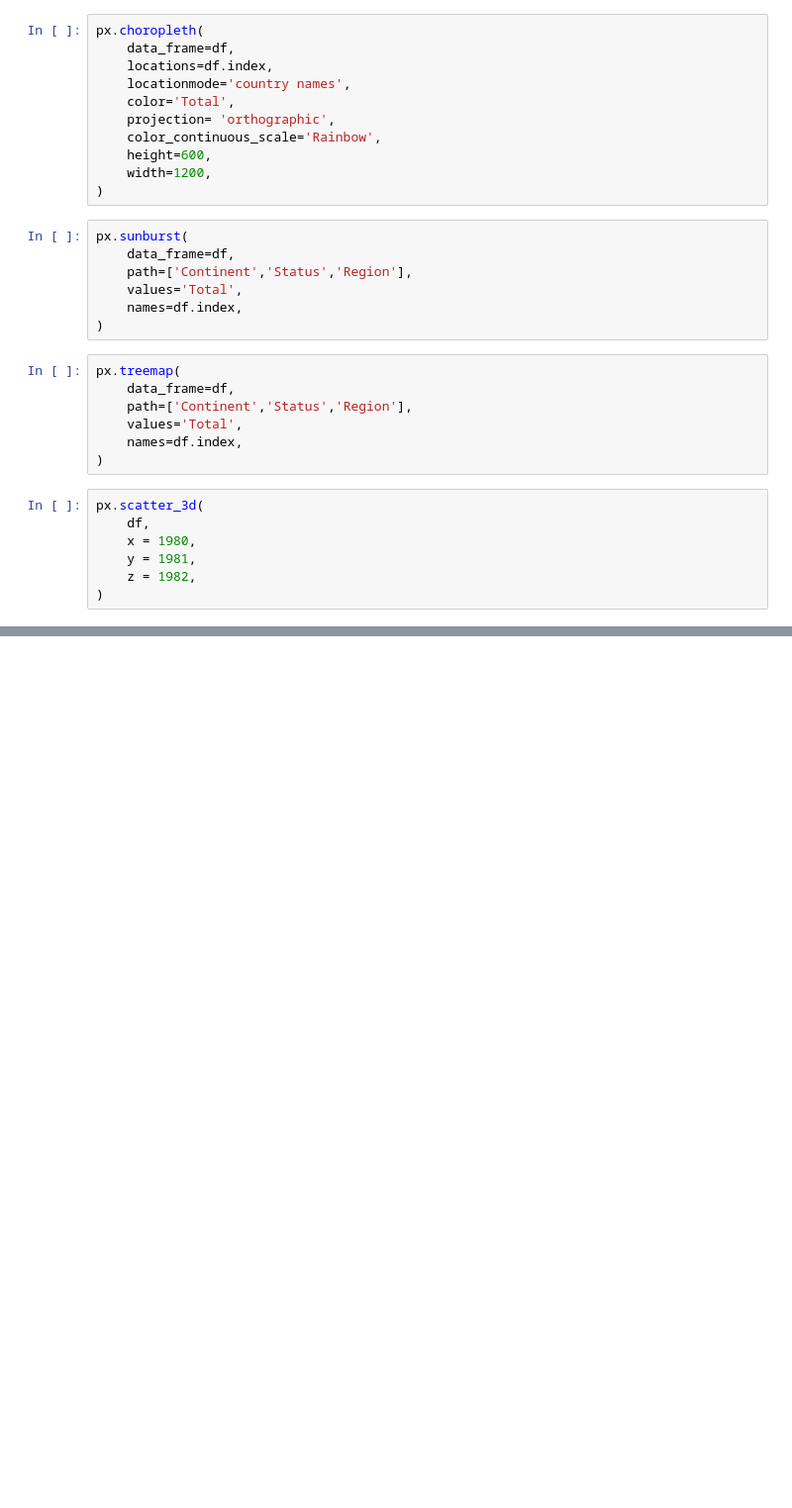
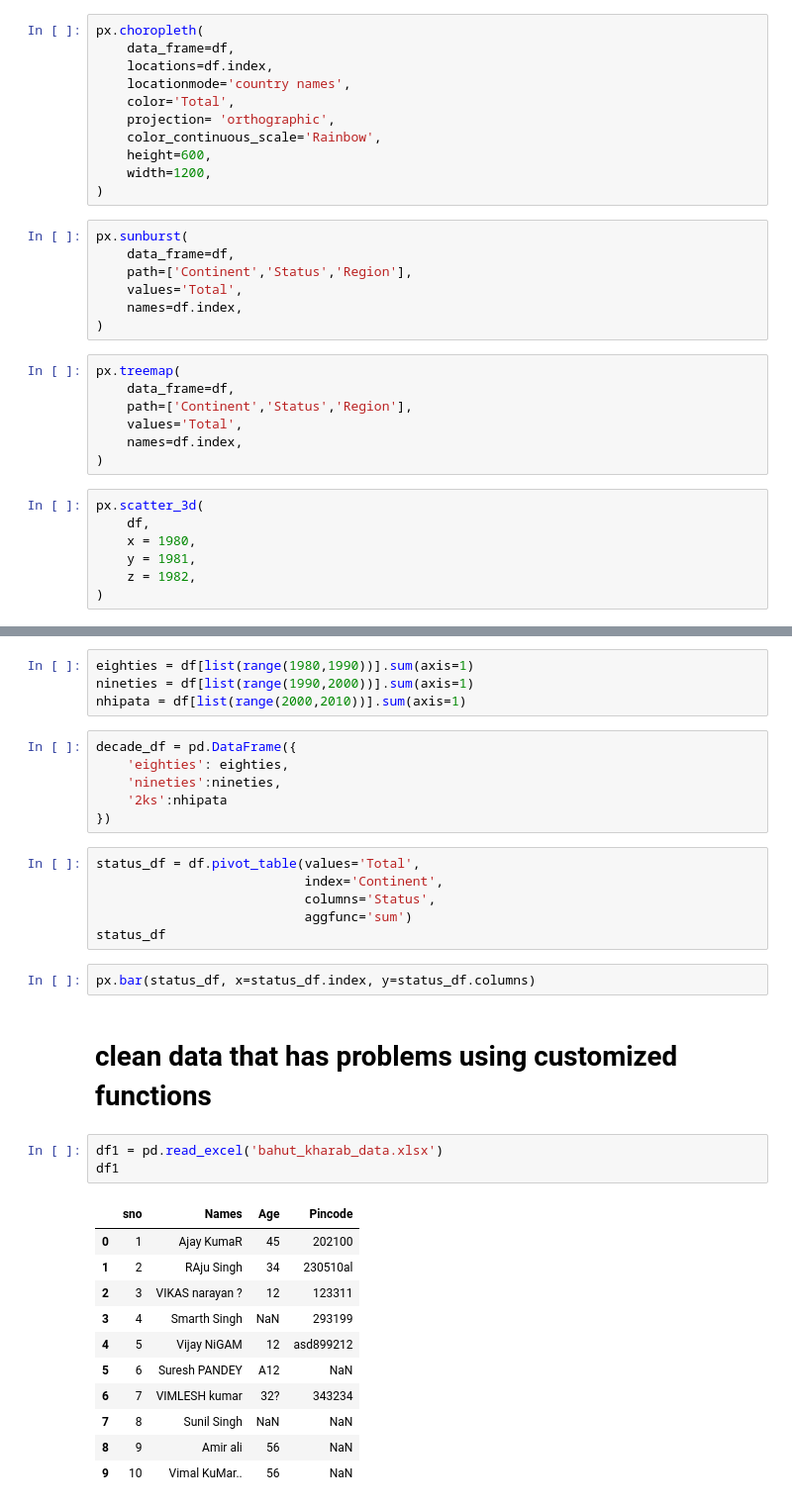
Before and after one commit to digipodium/2023-SEP-PY-DS-DA-MTWF-200, a Jupyter notebook: data analysis/immigration_analysis.ipynb, the cells around one changed output, grey strips where cells are left out. Shown at 99% size. Drawn from its saved outputs; the diff is of its cells as text; blank space fills up the shorter version.

```diff
--- a/data analysis/immigration_analysis.ipynb
+++ b/data analysis/immigration_analysis.ipynb
@@ -185,0 +174,35 @@ px.scatter_3d(
+# %%
+eighties = df[list(range(1980,1990))].sum(axis=1)
+nineties = df[list(range(1990,2000))].sum(axis=1)
+nhipata = df[list(range(2000,2010))].sum(axis=1)
+# %%
+decade_df = pd.DataFrame({
+    'eighties': eighties,
+    'nineties':nineties,
+    '2ks':nhipata
+})
+# %%
+status_df = df.pivot_table(values='Total',
+                           index='Continent',
+                           columns='Status',
+                           aggfunc='sum')
+status_df
+# %%
+px.bar(status_df, x=status_df.index, y=status_df.columns)
+# %% [markdown]
+# clean data that has problems using customized functions
+# %%
+df1 = pd.read_excel('bahut_kharab_data.xlsx')
+df1
+# %% [output]
+|  | sno | Names | Age | Pincode |
+| 0 | 1 | Ajay KumaR | 45 | 202100 |
+| 1 | 2 | RAju Singh | 34 | 230510al |
+| 2 | 3 | VIKAS narayan ? | 12 | 123311 |
+| 3 | 4 | Smarth Singh | NaN | 293199 |
+| 4 | 5 | Vijay NiGAM | 12 | asd899212 |
+| 5 | 6 | Suresh PANDEY | A12 | NaN |
+| 6 | 7 | VIMLESH kumar | 32? | 343234 |
+| 7 | 8 | Sunil Singh | NaN | NaN |
+| 8 | 9 | Amir ali | 56 | NaN |
+| 9 | 10 | Vimal KuMar.. | 56 | NaN |
```
Also changed, not shown: parts of 10 cells of this notebook, 5 other files.
